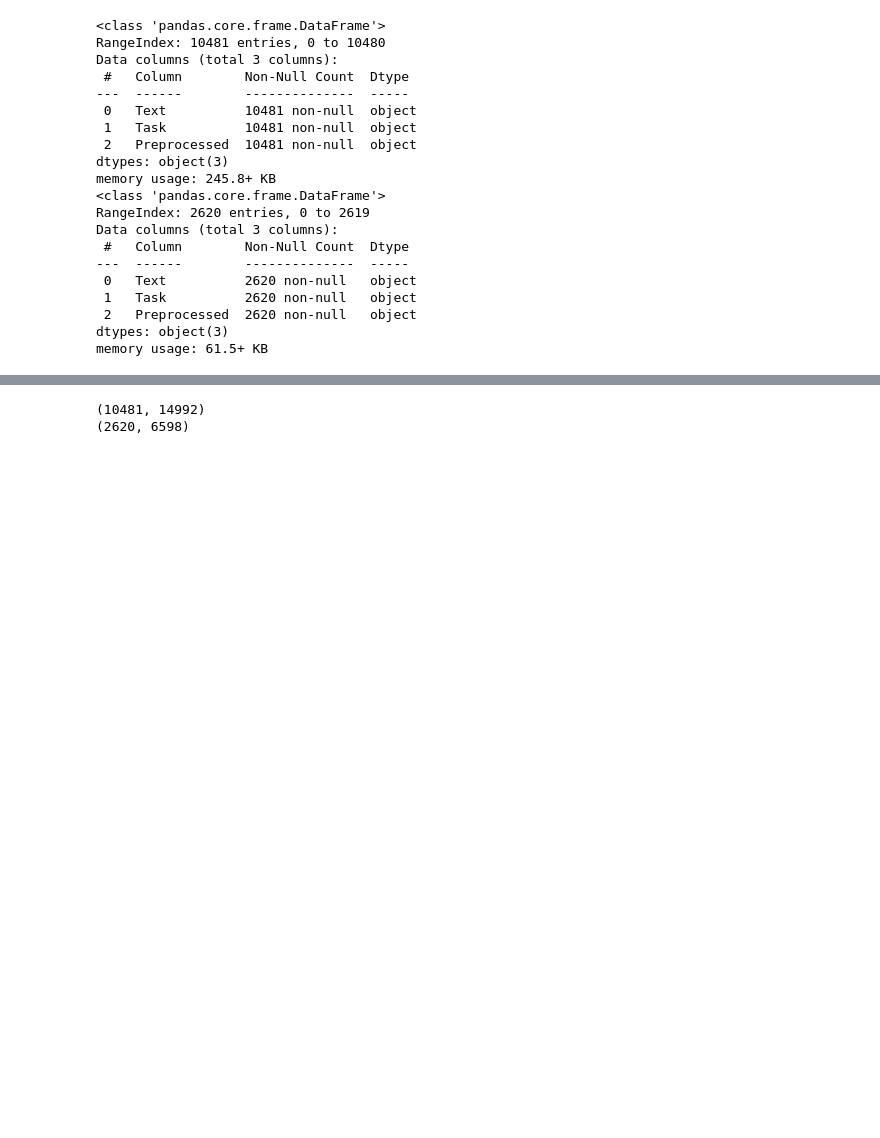
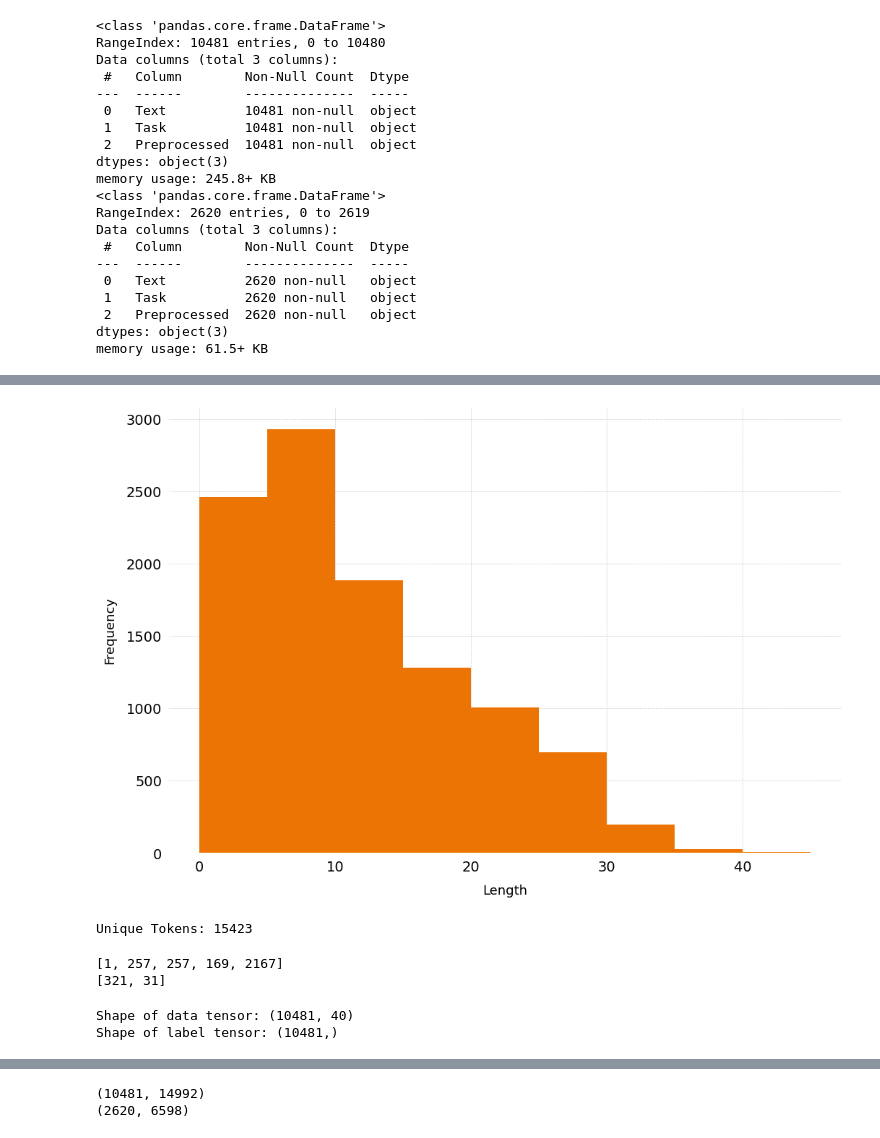
Before and after one commit to Ephelemi/invESStmENt, a Jupyter notebook: Praktikum NLP Gruppe 1/Preprocessing_Test.ipynb, the cells around one changed output, grey strips where cells are left out. Drawn from its saved outputs; the diff is of its cells as text; code cells hidden in the pictures; blank space fills up the shorter version.

```diff
--- a/Praktikum NLP Gruppe 1/Preprocessing_Test.ipynb
+++ b/Praktikum NLP Gruppe 1/Preprocessing_Test.ipynb
@@ -158,0 +164,50 @@ dataset_dev.head()
+# %%
+# Colours
+plot_rost = (236 / 255., 116 / 255., 5 / 255.)
+plot_blue = (31 / 255., 119 / 255., 180 / 255.)
+plot_green = (103 / 255., 191 / 255., 92 / 255.)
+plot_grey = (207 / 255., 207 / 255., 207 / 255.)
+# %%
+# Plot Distribution
+reviews_length = [len(tweet.split()) for tweet in dataset_train['Preprocessed']]
+plt.figure(figsize=(12,8))
+plt.yticks(fontsize=14)
+plt.xticks(fontsize=14)
+plt.hist(reviews_length, bins = np.arange(0,50,5), zorder=3, color=plot_rost)
+plt.xlabel('Length', fontsize=13, labelpad=10)
+plt.ylabel('Frequency', fontsize=13, labelpad=10)
+plt.grid(zorder=0, linewidth=0.5, linestyle='--', color=plot_grey)
+plt.tick_params(axis="both", bottom=False, left=False)
+plt.box(on=None)
+#plt.savefig('./SentencePolarity_review_length.png', dpi=500, transparent=False, bbox_inches='tight')
+plt.show()
+# %% [output]
+[figure, added]
+# %%
+# Tokenizer without restriction
+tokenizer = Tokenizer()
+# Tokenizer fitten
+tokenizer.fit_on_texts(dataset_train['Preprocessed'])
+
+# Length of vocabulary
+word_index = tokenizer.word_index
+print('Unique Tokens: {}'.format(len(word_index)))
+# %% [output]
+Unique Tokens: 15423
+# %%
+# maximal numbers of features
+max_features = 15000
+
+# Tokenizer mit num_words = max_features
+tokenizer = Tokenizer(num_words=max_features)
+# Tokenizer fitten
+tokenizer.fit_on_texts(dataset_train['Preprocessed'])
+
+# Tokenizer anwenden
+sequences = tokenizer.texts_to_sequences(dataset_train['Preprocessed'])
+
+print(sequences[1])
+print(sequences[10])
+# %% [output]
+[1, 257, 257, 169, 2167]
+[321, 31]
@@ -158,0 +219,10 @@ dataset_dev.head()
+# %%
+# Convert labels to array
+y = np.asarray(dataset_train['Task'])
+
+# Print shapes
+print('Shape of data tensor:', X.shape)
+print('Shape of label tensor:', y.shape)
+# %% [output]
+Shape of data tensor: (10481, 40)
+Shape of label tensor: (10481,)
```
Also changed, not shown: parts of 7 cells of this notebook, 2 other files.
